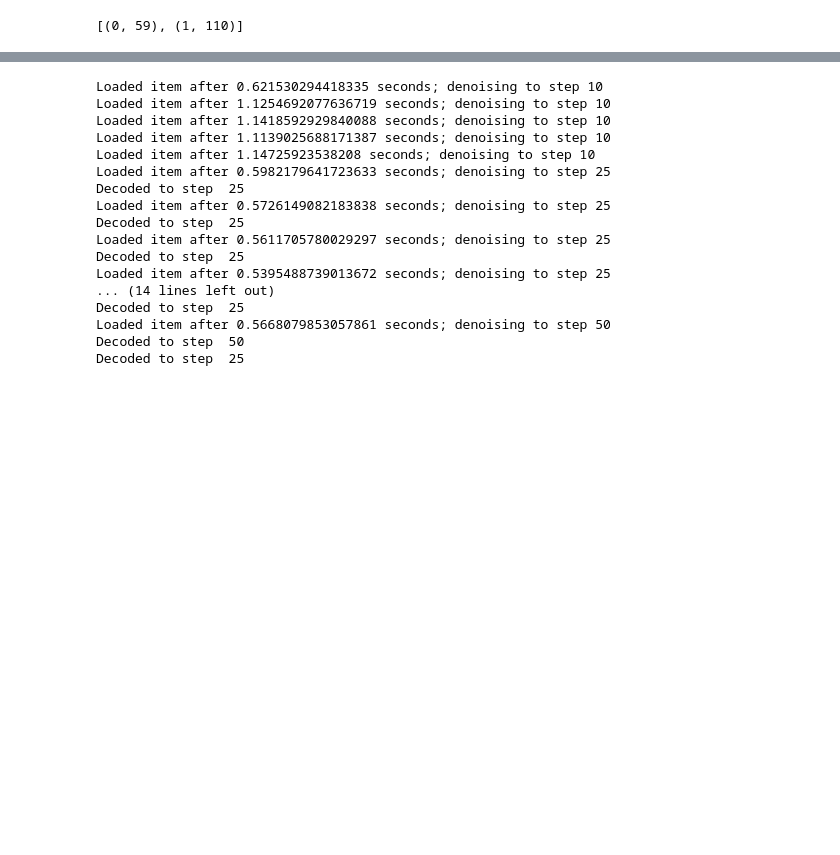
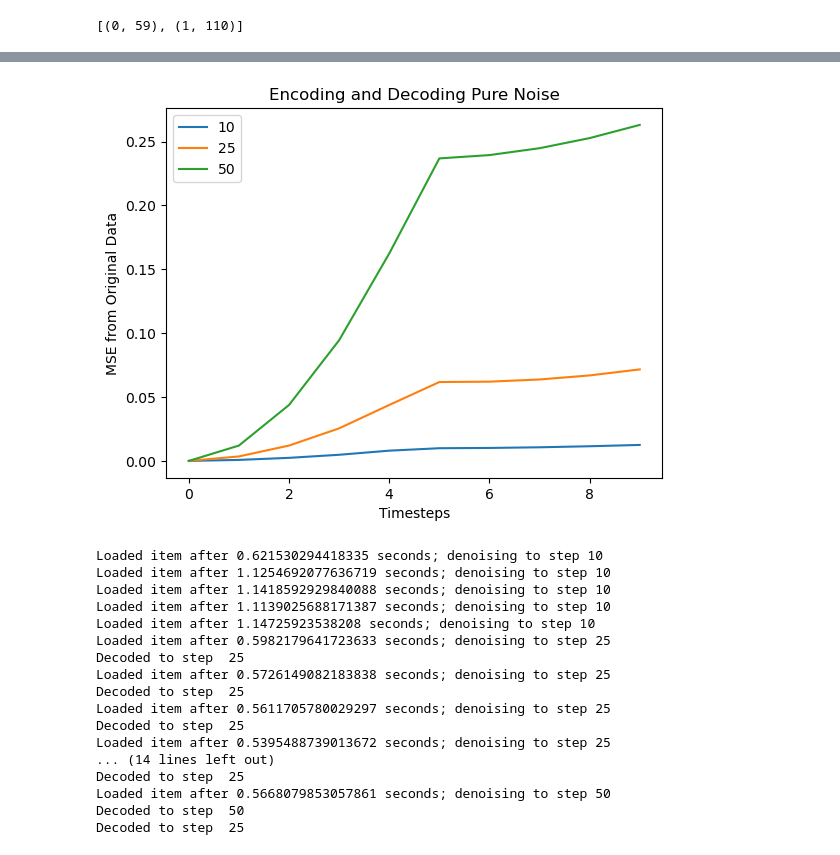
Before and after one commit to SammyAgrawal/diffusion-climsim, a Jupyter notebook: Notebooks/Evaluation.ipynb, the cells around one changed output, grey strips where cells are left out. Cells and saved outputs as stored; diff of their text form; code cells hidden in the pictures; blank space fills up the shorter version.

```diff
--- a/Notebooks/Evaluation.ipynb
+++ b/Notebooks/Evaluation.ipynb
@@ -789,7 +813,11 @@ time.time()
 # %%
-def encode_decode_dists(dataset, index, T, unet=ddpm, scheduler=scheduler, verbose=False):
+def encode_decode_dists(dataset, index, T, unet=ddpm, scheduler=scheduler, pure_noise=False, verbose=False):
     start = time.time()
-    x0 = dataset[index].to(device)
+    if pure_noise:
+        x0 = torch.randn(dataset[index].shape, device=device)
+    else:
+        x0 = dataset[index].to(device)
+
     if(verbose):
         print(f"Loaded item after {time.time() - start} seconds; denoising to step {T}")
     distances = []
@@ -815,0 +844,7 @@ tensor([ 0, 16, 31, 27,  5])
+# %%
+Ts = [10, 25, 50]
+data = {}
+for T in Ts:
+    data[T] = encode_decode_dists(train_ds, int(indices[0]), T, pure_noise=True, verbose=True)
+    for index in indices[1:]:
+        data[T] += encode_decode_dists(train_ds, int(index), T, pure_noise=True, verbose=True)
@@ -816,3 +867,14 @@ tensor([ 0, 16, 31, 27,  5])
+# %%
+plt.plot(data[10][::2], label=10)
+plt.plot(data[25][::5], label=25)
+plt.plot(data[50][::10], label=50)
+plt.legend()
+plt.title(f"Encoding and Decoding Pure Noise")
+plt.ylabel("MSE from Original Data")
+plt.xlabel("Timesteps")
+plt.show()
+# %% [output]
+[figure, added]
 # %%
 Ts = [10, 25, 50]
 data = {}
```
Also changed, not shown: parts of 11 cells of this notebook, 4 other files.
